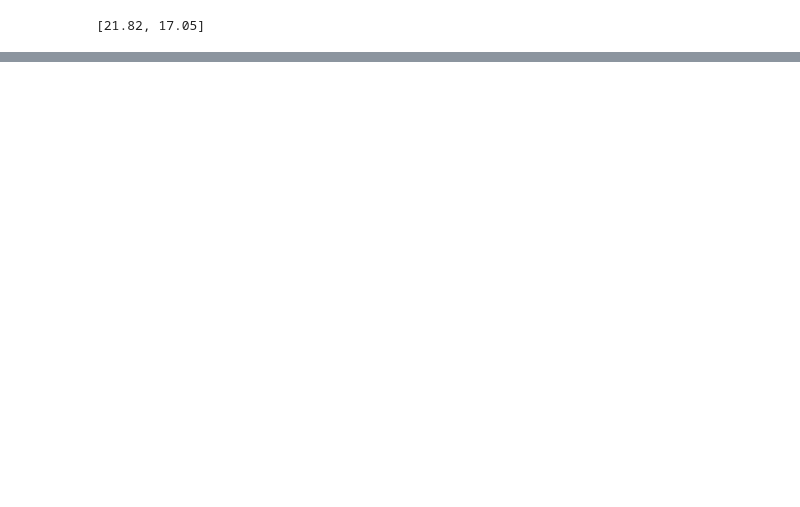
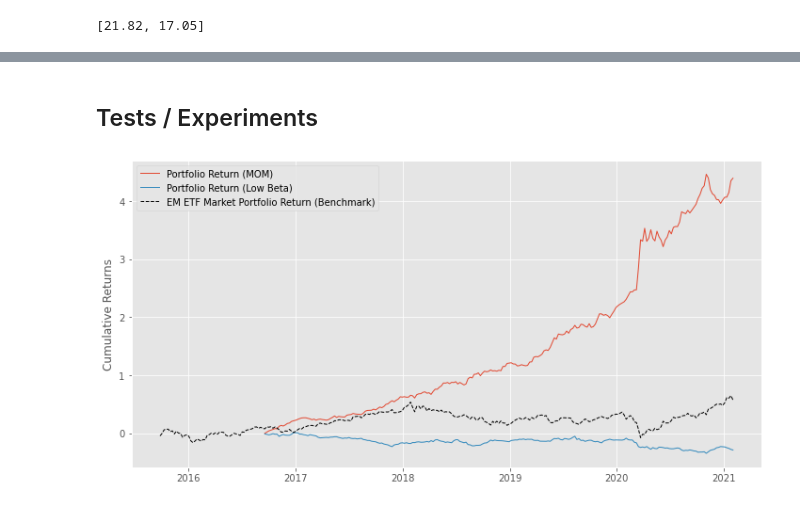
Before and after one commit to wingwingz/AFP, a Jupyter notebook: Portfolio Construction/country_factor_portfolios.ipynb, the cells around one changed output, grey strips where cells are left out. Drawn from its saved outputs; the diff is of its cells as text; code cells hidden in the pictures; blank space fills up the shorter version.

Commit message:
Add long-short to country factor portfolios

```diff
--- a/Portfolio Construction/country_factor_portfolios.ipynb
+++ b/Portfolio Construction/country_factor_portfolios.ipynb
@@ -356,0 +399,22 @@ low_beta_ew_perf
+# %% [markdown]
+## Tests / Experiments
+# %%
+def construct_factor(df_factor_measure, df_return_all, ascending):
+
+    df_rank = df_factor_measure.rank(axis=1, ascending=ascending, pct=True)
+
+    df_pos = df_rank.applymap(lambda x:1 if x <= 1/3 else 0)
+    df_neg = df_rank.applymap(lambda x:-1 if x > 2/3 else 0)
+
+    df_return = df_return_all.loc[df_factor_measure.index, df_factor_measure.columns]
+
+    df_pos_ret_country = df_pos.multiply(df_return).div(df_pos.sum(axis=1), axis=0)
+    df_pos_ret = df_pos_ret_country.sum(axis=1)
+
+    df_neg_ret_country = df_neg.multiply(df_return).div(-df_neg.sum(axis=1), axis=0)
+    df_neg_ret = df_neg_ret_country.sum(axis=1)
+
+    df_factor_ret = df_pos_ret + df_neg_ret
+    df_port = df_pos + df_neg
+
+    return df_factor_ret, df_port
@@ -356,0 +423,11 @@ low_beta_ew_perf
+# %%
+mom_factor_ret, mom_factor_port = construct_factor(rolling_ret_mom, equity_rets_w, ascending=False)
+low_beta_factor_ret, low_beta_factor_port = construct_factor(betas_df, equity_rets_w, ascending=True)
+#value_factor_ret, value_factor_port = construct_factor(country_pe, equity_rets_w, ascending=False)
+# %%
+# Plot
+#np.exp(out_df['EW log returns'].cumsum())-1
+plot_perf(perf=[np.exp(mom_factor_ret.cumsum())-1, np.exp(low_beta_factor_ret.cumsum())-1], \
+          perf_bm=market_rets_w['EEM_cum_rets'], label=['MOM', 'Low Beta',])
+# %% [output]
+[figure, added]
```
Also changed, not shown: parts of 16 cells of this notebook.
